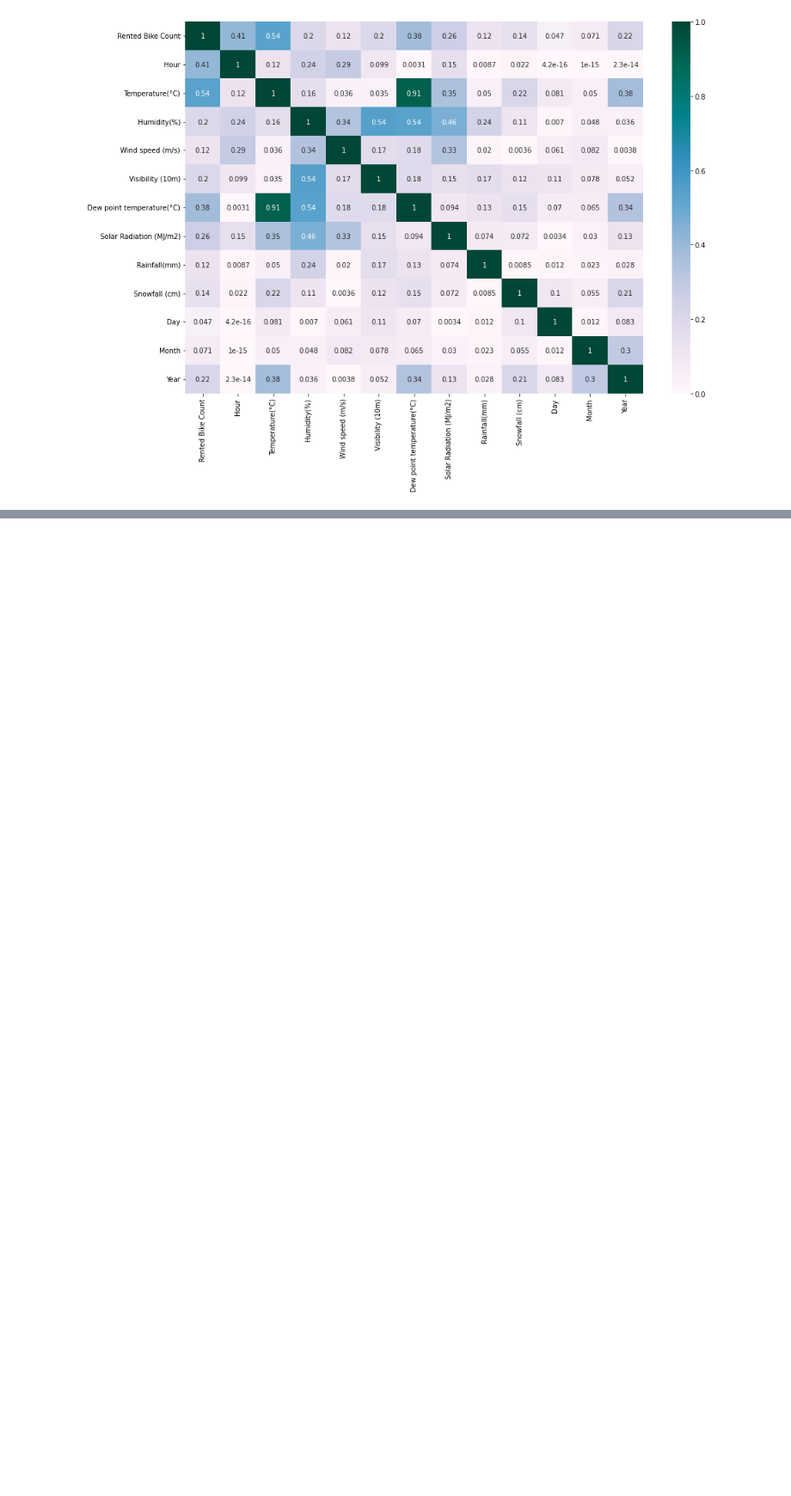
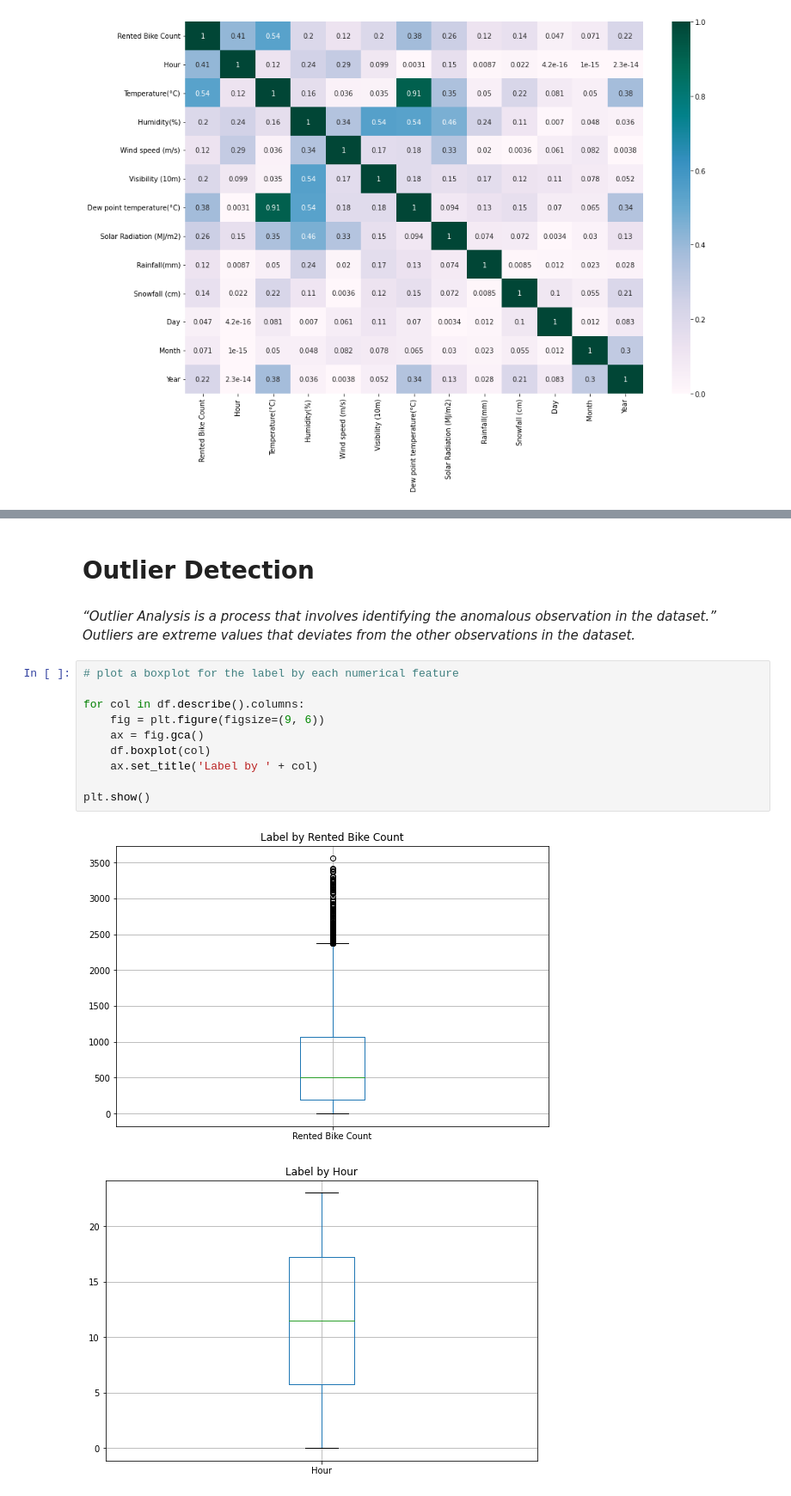
Before and after one commit to satendra-p/Bike_Sharing_Demand_Prediction_using_ML_Reggression, a Jupyter notebook: Bike_Sharing_Demand_Prediction_using_ML_Reggression.ipynb, the cells around one changed output, grey strips where cells are left out. Shown at 86% size. Drawn from its saved outputs; the diff is of its cells as text; blank space fills up the shorter version.

```diff
--- a/Bike_Sharing_Demand_Prediction_using_ML_Reggression.ipynb
+++ b/Bike_Sharing_Demand_Prediction_using_ML_Reggression.ipynb
@@ -261,0 +347,17 @@ sns.heatmap(abs(df.corr()), cmap= 'PuBuGn', annot=True)
+# %% [markdown]
+# **Outlier Detection**
+# %% [markdown]
+*“Outlier Analysis is a process that involves identifying the anomalous observation in the dataset.” Outliers are extreme values that deviates from the other observations in the dataset.*
+# %%
+# plot a boxplot for the label by each numerical feature
+
+for col in df.describe().columns:
+    fig = plt.figure(figsize=(9, 6))
+    ax = fig.gca()
+    df.boxplot(col)
+    ax.set_title('Label by ' + col)
+
+plt.show()
+# %% [output]
+[figure, added]
+[figure, added]
```
Also changed, not shown: parts of 36 cells of this notebook.
